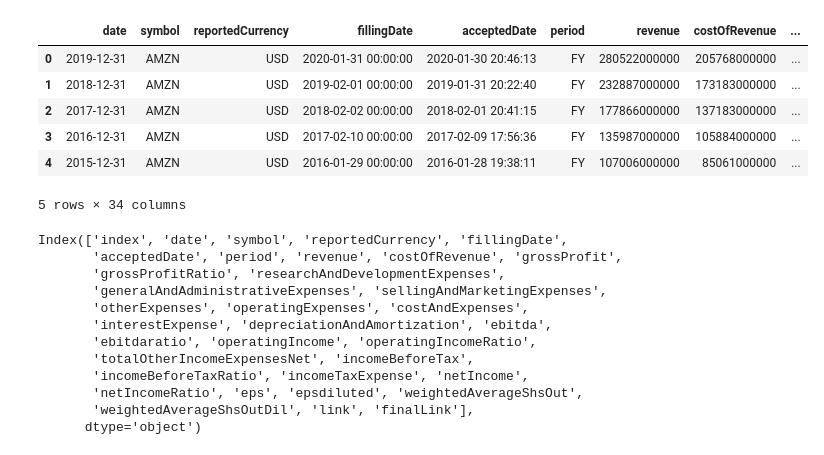
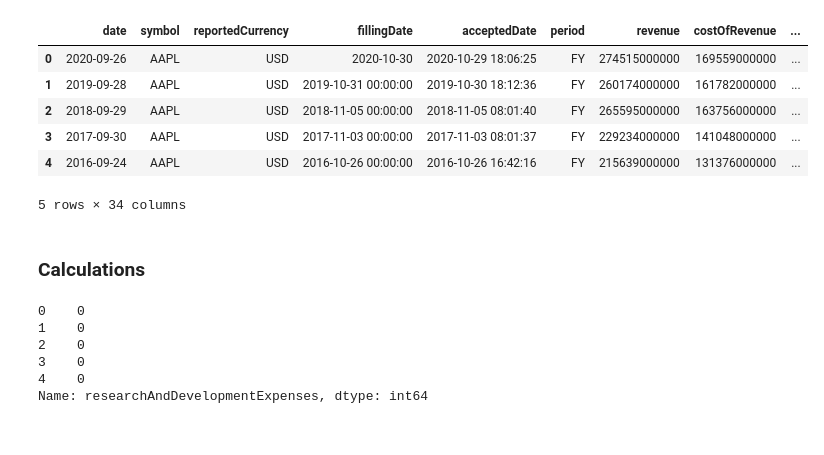
Before and after one commit to sammmoran/FlagShip, a Jupyter notebook: data-collector.ipynb, the cells around one changed output. Saved outputs shown, nothing was run; the diff lists cells and outputs as text; code cells hidden in the pictures.

```diff
--- a/data-collector.ipynb
+++ b/data-collector.ipynb
@@ -25,3 +30,13 @@ URL = "https://financialmodelingprep.com/api/v3/income-statement/" + TICKER_TARG
 # %%
 # Make request for data
 r = requests.get(URL)
+r = r.json()
+pd.DataFrame.from_dict(r).head(5)
+# %% [output]
+|  | date | symbol | reportedCurrency | fillingDate | acceptedDate | period | revenue | costOfRevenue | ... |
+| 0 | 2020-09-26 | AAPL | USD | 2020-10-30 | 2020-10-29 18:06:25 | FY | 274515000000 | 169559000000 | ... |
+| 1 | 2019-09-28 | AAPL | USD | 2019-10-31 00:00:00 | 2019-10-30 18:12:36 | FY | 260174000000 | 161782000000 | ... |
+| 2 | 2018-09-29 | AAPL | USD | 2018-11-05 00:00:00 | 2018-11-05 08:01:40 | FY | 265595000000 | 163756000000 | ... |
+| 3 | 2017-09-30 | AAPL | USD | 2017-11-03 00:00:00 | 2017-11-03 08:01:37 | FY | 229234000000 | 141048000000 | ... |
+| 4 | 2016-09-24 | AAPL | USD | 2016-10-26 00:00:00 | 2016-10-26 16:42:16 | FY | 215639000000 | 131376000000 | ... |
+5 rows × 34 columns
@@ -30,48 +43,50 @@ r = r.json()
-# %%
-pd.DataFrame.from_dict(r)
-# %% [output]
-|  | date | symbol | reportedCurrency | fillingDate | acceptedDate | period | revenue | costOfRevenue | ... |
-| 0 | 2019-12-31 | AMZN | USD | 2020-01-31 00:00:00 | 2020-01-30 20:46:13 | FY | 280522000000 | 205768000000 | ... |
-| 1 | 2018-12-31 | AMZN | USD | 2019-02-01 00:00:00 | 2019-01-31 20:22:40 | FY | 232887000000 | 173183000000 | ... |
-| 2 | 2017-12-31 | AMZN | USD | 2018-02-02 00:00:00 | 2018-02-01 20:41:15 | FY | 177866000000 | 137183000000 | ... |
-| 3 | 2016-12-31 | AMZN | USD | 2017-02-10 00:00:00 | 2017-02-09 17:56:36 | FY | 135987000000 | 105884000000 | ... |
-| 4 | 2015-12-31 | AMZN | USD | 2016-01-29 00:00:00 | 2016-01-28 19:38:11 | FY | 107006000000 | 85061000000 | ... |
-5 rows × 34 columns
+# %% [markdown]
+### Calculations
 # %%
-# Prepare the data
-#print(pd.DataFrame.from_dict(r))
-data = ((pd.DataFrame.from_dict(r)).sort_values(by=['fillingDate'])).reset_index()
-
-print(data.columns)
+# Prepare the data: sort values from most recent to least recent
+data = (((pd.DataFrame.from_dict(r)).sort_values(by=['fillingDate'])).reset_index()).head(5)
 
 # Combine SellingAndMarketing and generalAndAdministrative into one SGA Cost
 data['SellingGeneralAdministrative'] = data.apply(lambda row: row.generalAndAdministrativeExpenses + (row.sellingAndMarketingExpenses), axis=1)
 
-data['SGA_%_GP'] = data.apply(lambda row: row.SellingGeneralAdministrative / (row.grossProfit)*100, axis=1)
-data['RD_%_GP'] = data.apply(lambda row: row.researchAndDevelopmentExpenses / (row.grossProfit)*100, axis=1)
+# Provide SGA costs as a percentage of Gross Profits
+data['SGA_%_GP'] = data.apply(lambda row: (row.SellingGeneralAdministrative / row.grossProfit)*100, axis=1)
+
+# Provide R&D costs as a percentage of Gross Profits
+data['RD_%_GP'] = data.apply(lambda row: (row.researchAndDevelopmentExpenses / row.grossProfit)*100, axis=1)
+
+# Provide GrossProfitMargin in a 'percentage' form
 data['grossProfitMargin'] = data.apply(lambda row: row.grossProfitRatio * 100,axis=1)
+
+# Provide Net Earnings as a percentage of Revenue
 data['NE_%_RV'] = data.apply(lambda row: (row.netIncome / row.revenue) * 100,axis=1)
 
 
 # Gather metrics needed for linear time-series graphs
+
+# Compare Revenue, Gross Profits, and Net Earnings as time-series for trends in growth or decline
 revGrossNet=data[['fillingDate','revenue','grossProfit','netIncome']]
+
+# Display Gross Profit Margin over time for trends in growth or decline
 grossProfitMargin = data[['fillingDate','grossProfitMargin']]
+
+# Deplay how much (as a percentage) SGA and R&D take up Gross Profits for trends in growth or decline
 SGA_RD_GP = data[['fillingDate','SGA_%_GP','RD_%_GP']]
+
+# Display Revenue over time for trends in growth or decline
 rev = data[['fillingDate','revenue']]
+
+# Display how much a company finally retains (as %) after costs in Net Earnings from Revenue for trends in growth or decline
 NE_RV = data[['fillingDate','NE_%_RV']]
+
+# Display Earnings Per Share over time for trends in growth or decline
 perShareEarnings = data[['fillingDate','eps']]
 # %% [output]
-Index(['index', 'date', 'symbol', 'reportedCurrency', 'fillingDate',
-       'acceptedDate', 'period', 'revenue', 'costOfRevenue', 'grossProfit',
-       'grossProfitRatio', 'researchAndDevelopmentExpenses',
-       'generalAndAdministrativeExpenses', 'sellingAndMarketingExpenses',
-       'otherExpenses', 'operatingExpenses', 'costAndExpenses',
-       'interestExpense', 'depreciationAndAmortization', 'ebitda',
-       'ebitdaratio', 'operatingIncome', 'operatingIncomeRatio',
-       'totalOtherIncomeExpensesNet', 'incomeBeforeTax',
-       'incomeBeforeTaxRatio', 'incomeTaxExpense', 'netIncome',
-       'netIncomeRatio', 'eps', 'epsdiluted', 'weightedAverageShsOut',
-       'weightedAverageShsOutDil', 'link', 'finalLink'],
-      dtype='object')
+0    0
+1    0
+2    0
+3    0
+4    0
+Name: researchAndDevelopmentExpenses, dtype: int64
 # %%
 # Plot the data
```
Also changed, not shown: parts of 5 cells of this notebook.
